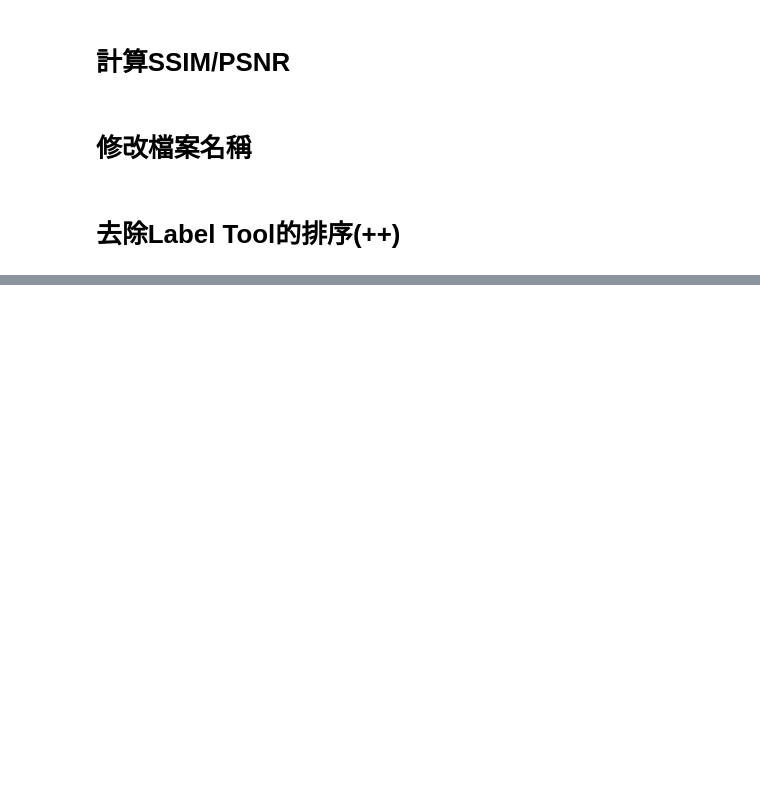
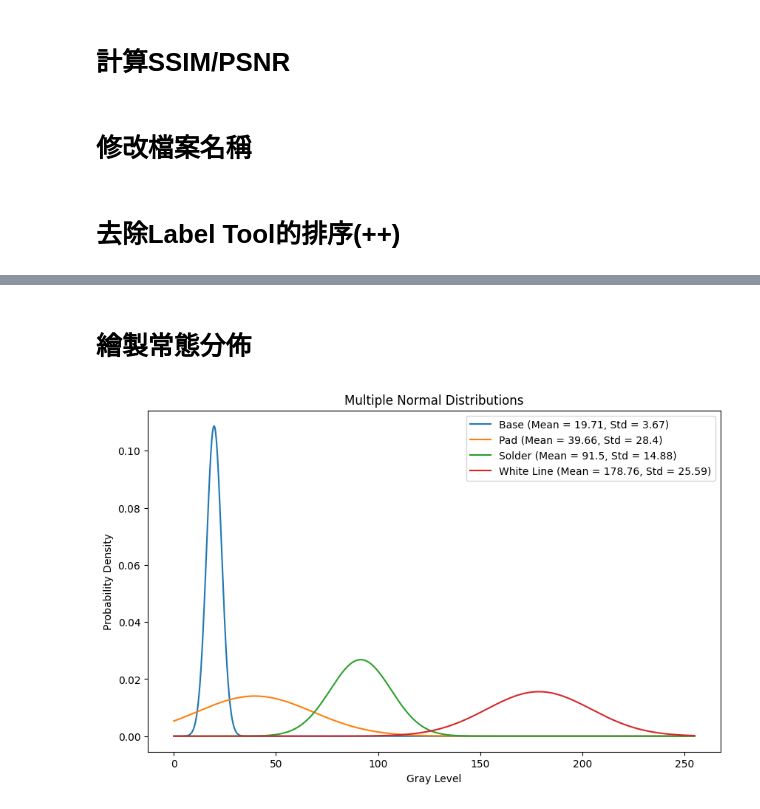
Before and after one commit to Teng91/RESTful-server-with-APIs, a Jupyter notebook: Solder_Analysis.ipynb, the cells around one changed output, grey strips where cells are left out. Saved outputs shown, nothing was run; the diff lists cells and outputs as text; code cells hidden in the pictures; blank space fills up the shorter version.

```diff
--- a/Solder_Analysis.ipynb
+++ b/Solder_Analysis.ipynb
@@ -2172,0 +2378,35 @@ print("檔案名稱修改完成！")
+# %% [markdown]
+# 繪製常態分佈
+# %%
+import numpy as np
+import matplotlib.pyplot as plt
+from scipy.stats import norm
+
+# 這是四組的平均值和標準差
+mean_std_pairs = [
+    (19.71, 3.67),  # Base
+    (39.66, 28.40),  # Pad
+    (91.50, 14.88),  # Solder
+    (178.76, 25.59)  # White Line
+]
+
+# 設定 X 軸範圍為 0 到 255（灰階範圍）
+x = np.linspace(0, 255, 1000)
+
+# 繪製四組常態分佈曲線
+plt.figure(figsize=(10, 6))
+
+# 每組資料繪製一條曲線
+labels = ['Base', 'Pad', 'Solder', 'White Line']
+for (mean, std_dev), label in zip(mean_std_pairs, labels):
+    y = norm.pdf(x, mean, std_dev)
+    plt.plot(x, y, label=f'{label} (Mean = {mean}, Std = {std_dev})')
+
+# 設定圖形標題與軸標籤
+plt.title('Multiple Normal Distributions')
+plt.xlabel('Gray Level')
+plt.ylabel('Probability Density')
+plt.legend()  # 顯示圖例
+plt.show()
+# %% [output]
+[figure, added]
```
Also changed, not shown: parts of 6 cells of this notebook.
